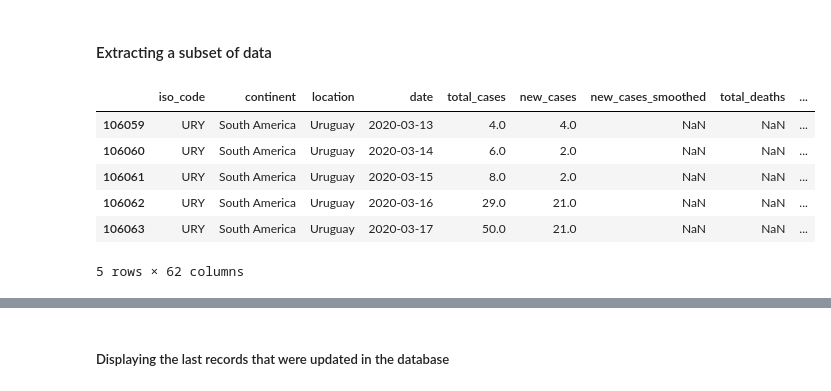
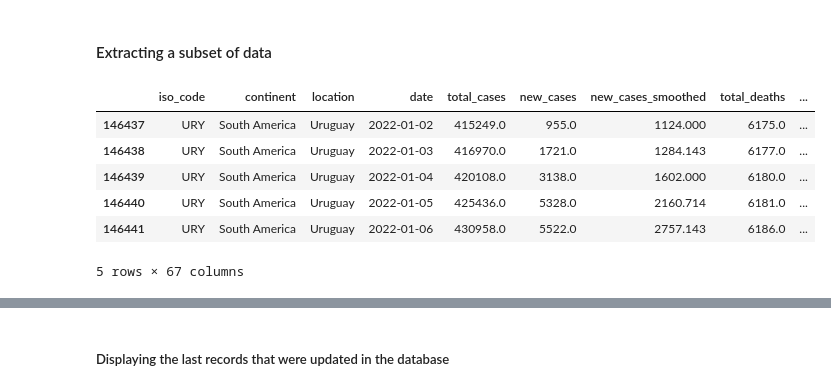
Before and after one commit to fvgm-spec/data_analysis, a Jupyter notebook: covid_data_analysis.ipynb, the cells around one changed output, grey strips where cells are left out. Drawn from its saved outputs; the diff is of its cells as text; code cells hidden in the pictures.

```diff
--- a/covid_data_analysis.ipynb
+++ b/covid_data_analysis.ipynb
@@ -22,16 +22,16 @@ dataframe has: 111309 rows
 # %%
 # Selecting a subset of data corresponding to the location Uruguay
 uy = df[df["location"] == "Uruguay"]
 # Printing first 5 rows
-uy.head()
+uy.tail()
 # %% [output]
 |  | iso_code | continent | location | date | total_cases | new_cases | new_cases_smoothed | total_deaths | ... |
-| 106059 | URY | South America | Uruguay | 2020-03-13 | 4.0 | 4.0 | NaN | NaN | ... |
-| 106060 | URY | South America | Uruguay | 2020-03-14 | 6.0 | 2.0 | NaN | NaN | ... |
-| 106061 | URY | South America | Uruguay | 2020-03-15 | 8.0 | 2.0 | NaN | NaN | ... |
-| 106062 | URY | South America | Uruguay | 2020-03-16 | 29.0 | 21.0 | NaN | NaN | ... |
-| 106063 | URY | South America | Uruguay | 2020-03-17 | 50.0 | 21.0 | NaN | NaN | ... |
+| 146437 | URY | South America | Uruguay | 2022-01-02 | 415249.0 | 955.0 | 1124.000 | 6175.0 | ... |
+| 146438 | URY | South America | Uruguay | 2022-01-03 | 416970.0 | 1721.0 | 1284.143 | 6177.0 | ... |
+| 146439 | URY | South America | Uruguay | 2022-01-04 | 420108.0 | 3138.0 | 1602.000 | 6180.0 | ... |
+| 146440 | URY | South America | Uruguay | 2022-01-05 | 425436.0 | 5328.0 | 2160.714 | 6181.0 | ... |
+| 146441 | URY | South America | Uruguay | 2022-01-06 | 430958.0 | 5522.0 | 2757.143 | 6186.0 | ... |
-5 rows × 62 columns
+5 rows × 67 columns
 # %%
 # How many rows has the new dataframe?
 print('dataframe has: {} rows'.format(uy.shape[0]))
```
Also changed, not shown: parts of 5 cells of this notebook.
